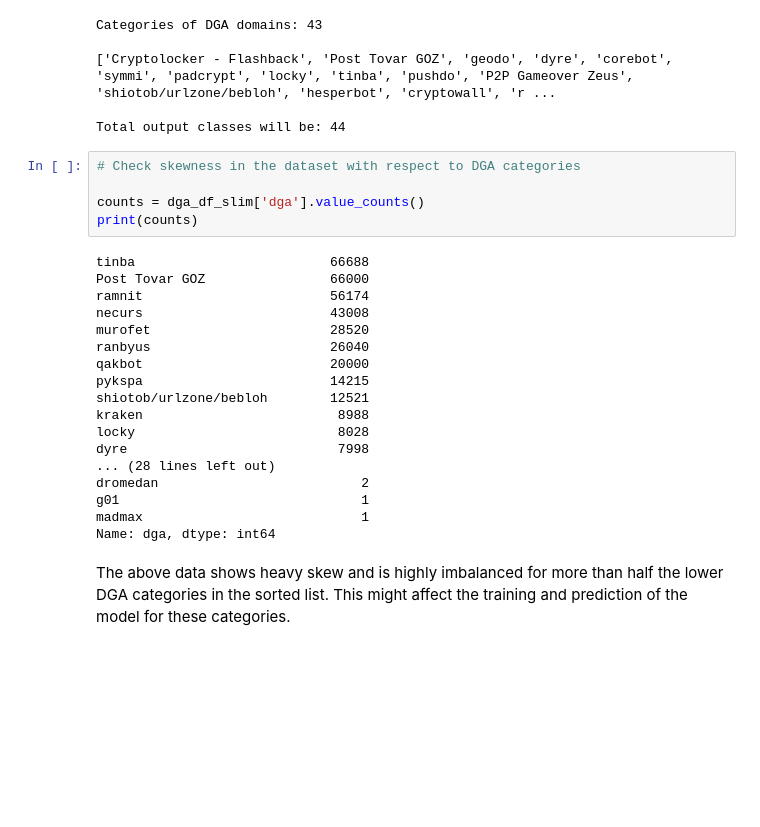
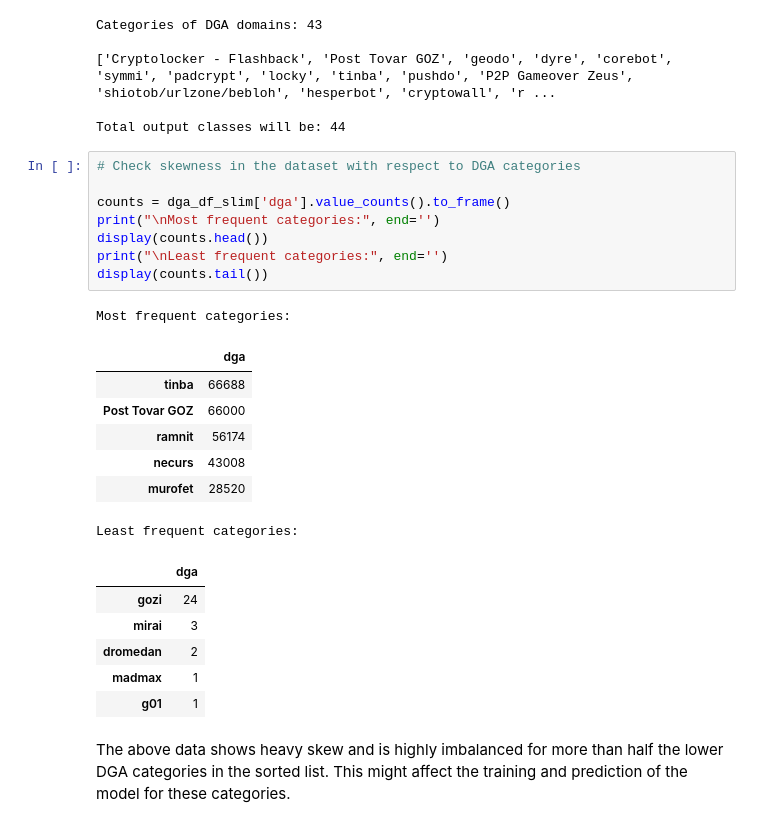
Before and after one commit to jnhunsberger/requex_private, a Jupyter notebook: code/Model_LSTM_multiclass.ipynb, the cells around one changed output. Drawn from its saved outputs; the diff is of its cells as text; blank space fills up the shorter version.

```diff
--- a/code/Model_LSTM_multiclass.ipynb
+++ b/code/Model_LSTM_multiclass.ipynb
@@ -158,25 +158,25 @@ Total output classes will be: 44
 # %%
 # Check skewness in the dataset with respect to DGA categories
 
-counts = dga_df_slim['dga'].value_counts()
-print(counts)
+counts = dga_df_slim['dga'].value_counts().to_frame()
+print("\nMost frequent categories:", end='')
+display(counts.head())
+print("\nLeast frequent categories:", end='')
+display(counts.tail())
 # %% [output]
-tinba                         66688
-Post Tovar GOZ                66000
-ramnit                        56174
-necurs                        43008
-murofet                       28520
-ranbyus                       26040
-qakbot                        20000
-pykspa                        14215
-shiotob/urlzone/bebloh        12521
-kraken                         8988
-locky                          8028
-dyre                           7998
-... (28 lines left out)
-dromedan                          2
-g01                               1
-madmax                            1
-Name: dga, dtype: int64
+Most frequent categories:
+|  | dga |
+| tinba | 66688 |
+| Post Tovar GOZ | 66000 |
+| ramnit | 56174 |
+| necurs | 43008 |
+| murofet | 28520 |
+Least frequent categories:
+|  | dga |
+| gozi | 24 |
+| mirai | 3 |
+| dromedan | 2 |
+| madmax | 1 |
+| g01 | 1 |
 # %% [markdown]
 The above data shows heavy skew and is highly imbalanced for more than half the lower DGA categories in the sorted list. This might affect the training and prediction of the model for these categories.
```
Also changed, not shown: parts of 10 cells of this notebook, 2 other files.
